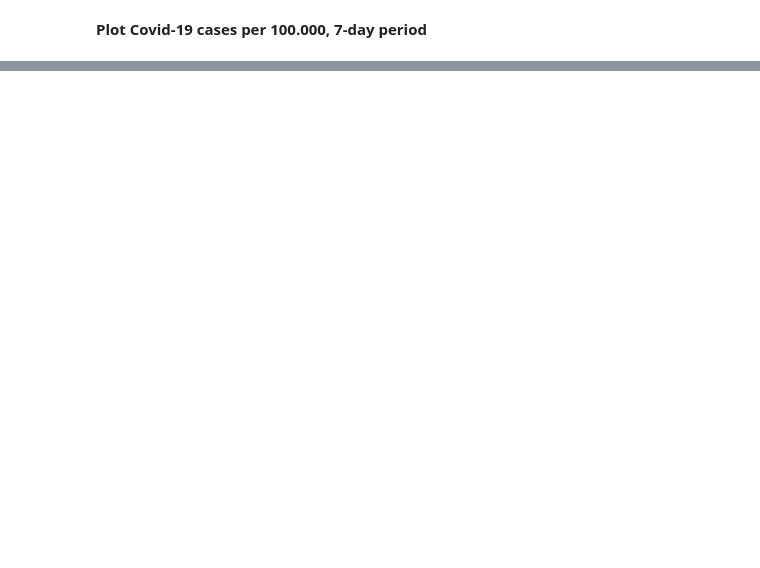
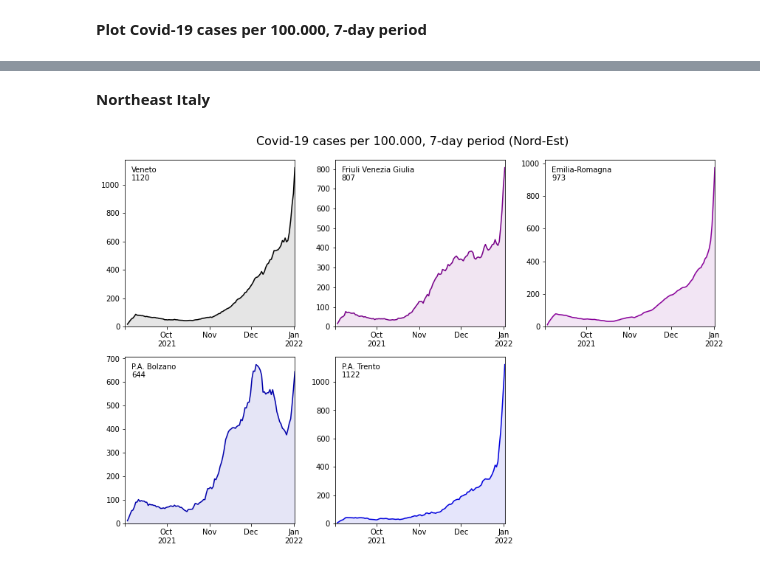
Before and after one commit to enricocid/python-scientific-exercises, a Jupyter notebook: cov_it_0.ipynb, the cells around one changed output, grey strips where cells are left out. Cells and saved outputs as stored; diff of their text form; code cells hidden in the pictures; blank space fills up the shorter version.

```diff
--- a/cov_it_0.ipynb
+++ b/cov_it_0.ipynb
@@ -107,0 +138,6 @@ plt.show()
+# %% [markdown]
+**Northeast Italy**
+# %%
+plot_cases_per_nut("Nord-Est", nrows=2, ncols=3, figsize=(12, 8), top=0.925)
+# %% [output]
+[figure, added]
```
Also changed, not shown: parts of 11 cells of this notebook.
